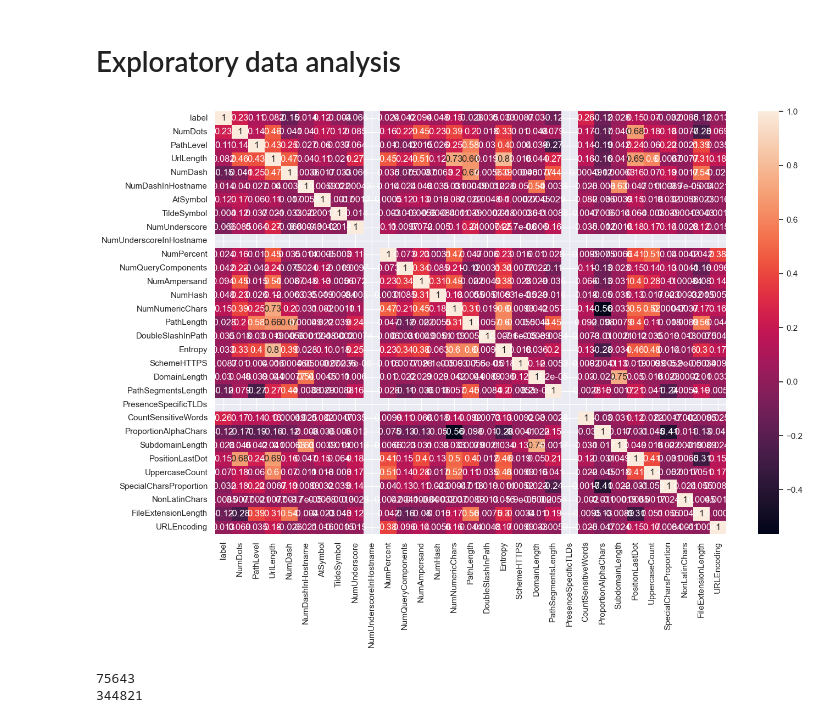
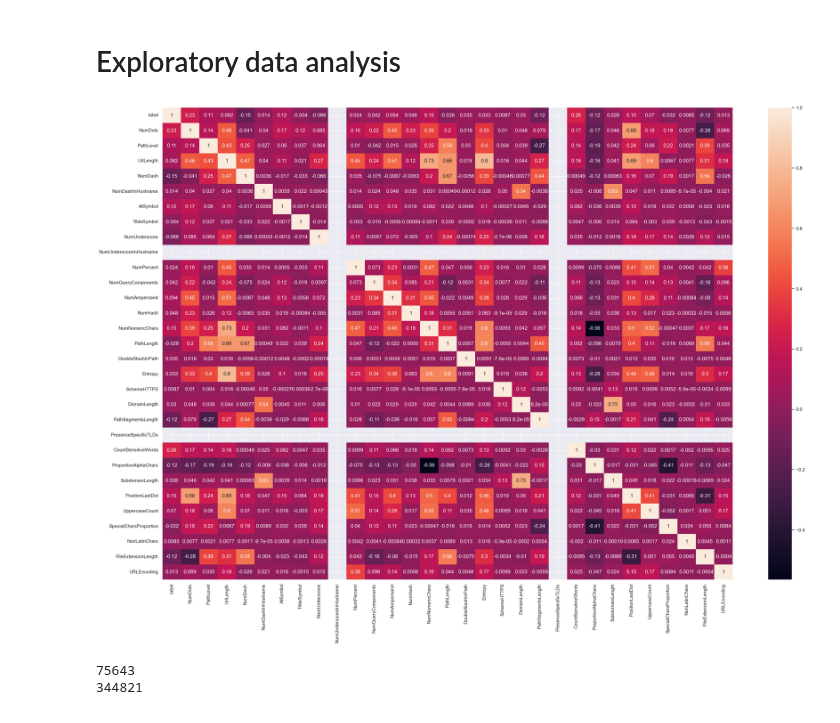
Before and after one commit to trulydevious/ML_project, a Jupyter notebook: notebooks/final_data_preprocessing_and_training.ipynb, the cells around one changed output. Cells and saved outputs as stored; diff of their text form; code cells hidden in the pictures.

```diff
--- a/notebooks/final_data_preprocessing_and_training.ipynb
+++ b/notebooks/final_data_preprocessing_and_training.ipynb
@@ -54,11 +55,11 @@ print(data.head())
 # Exploratory data analysis
 # %%
 #Features correlation plot
-sns.set(rc={'figure.figsize': (15, 10)})
+sns.set(rc={'figure.figsize': (30, 20)})
 sns.heatmap(data.corr(), annot=True)
 plt.show()
 # %% [output]
-[figure, old version]
+[figure, new version]
 # %%
 # class inbalance check
 print(len(data[data['label']==1]))
```
Also changed, not shown: parts of 3 cells of this notebook.
